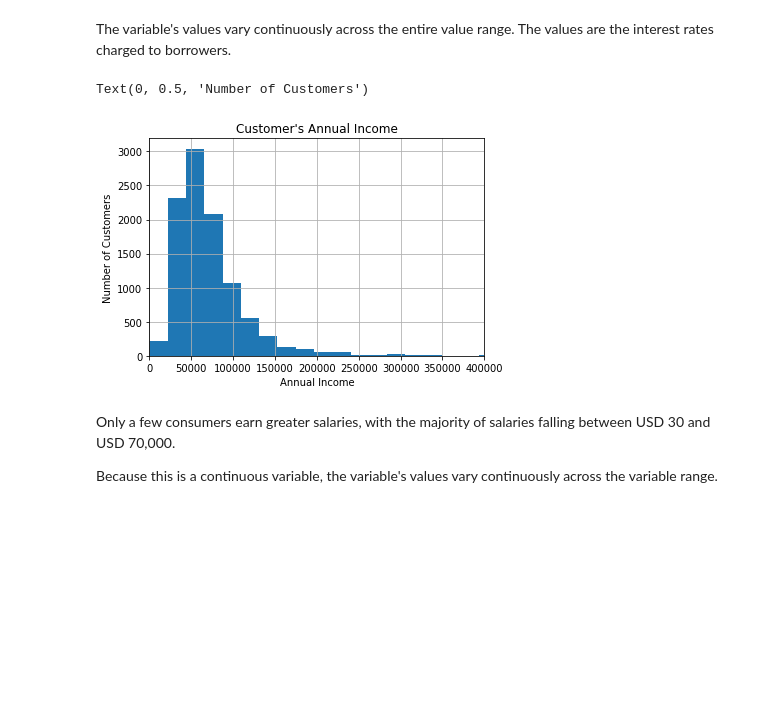
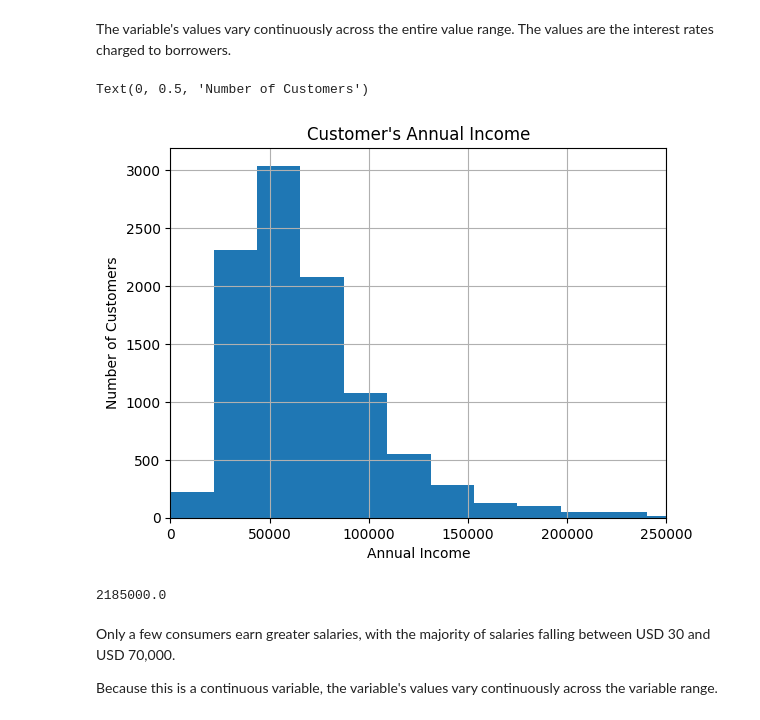
Before and after one commit to flyinacres/feature-engineering-for-machine-learning, a Jupyter notebook: Section-03-Types-of-Variables/1-Numerical-Variables.ipynb, the cells around one changed output. Cells and saved outputs as stored; diff of their text form; code cells hidden in the pictures; blank space fills up the shorter version.

```diff
--- a/Section-03-Types-of-Variables/1-Numerical-Variables.ipynb
+++ b/Section-03-Types-of-Variables/1-Numerical-Variables.ipynb
@@ -276,35 +276,39 @@ The variable's values vary continuously across the entire value range. The value
 # that is, how much they earn yearly.
 
 
 
 # This variable is also continuous.
 
 
 
 fig = data['income'].hist(bins=100)
 
 
 
 # For better visualisation, I display a specific
 
 # range in the x-axis.
 
 
 
-fig.set_xlim(0, 400000)
+fig.set_xlim(0, 250000)
 
 
 
 # title and axis legends
 
 fig.set_title("Customer's Annual Income")
 
 fig.set_xlabel('Annual Income')
 
 fig.set_ylabel('Number of Customers')
 # %% [output]
 Text(0, 0.5, 'Number of Customers')
-[figure, old version]
+[figure, new version]
+# %%
+data.income.max()
+# %% [output]
+2185000.0
 # %% [markdown]
 Only a few consumers earn greater salaries, with the majority of salaries falling between USD 30 and USD 70,000.
 
```
Also changed, not shown: parts of 2 cells of this notebook.
